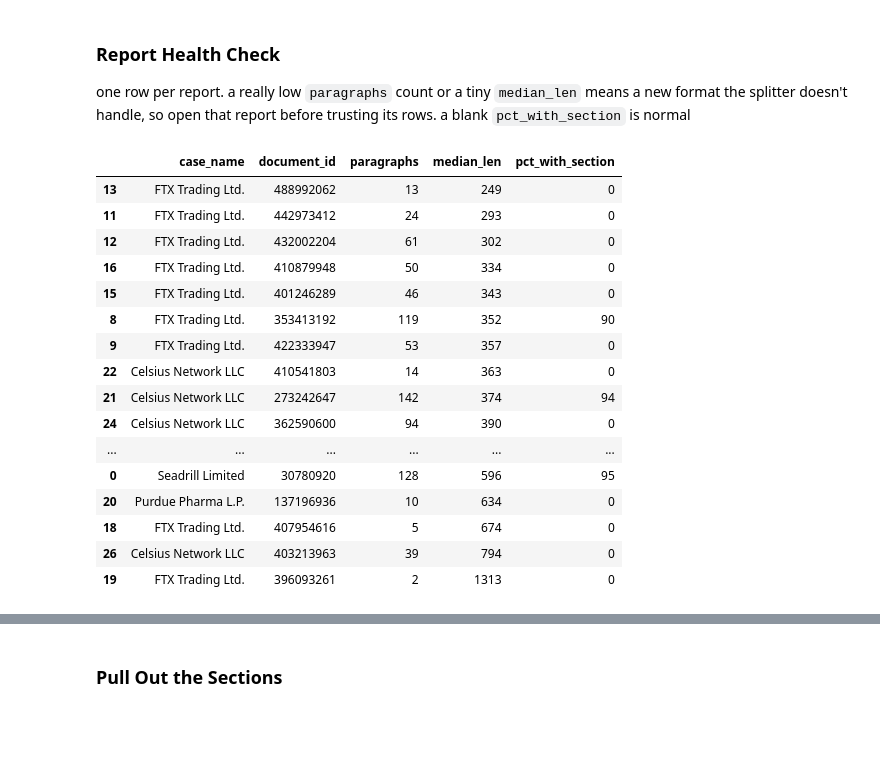
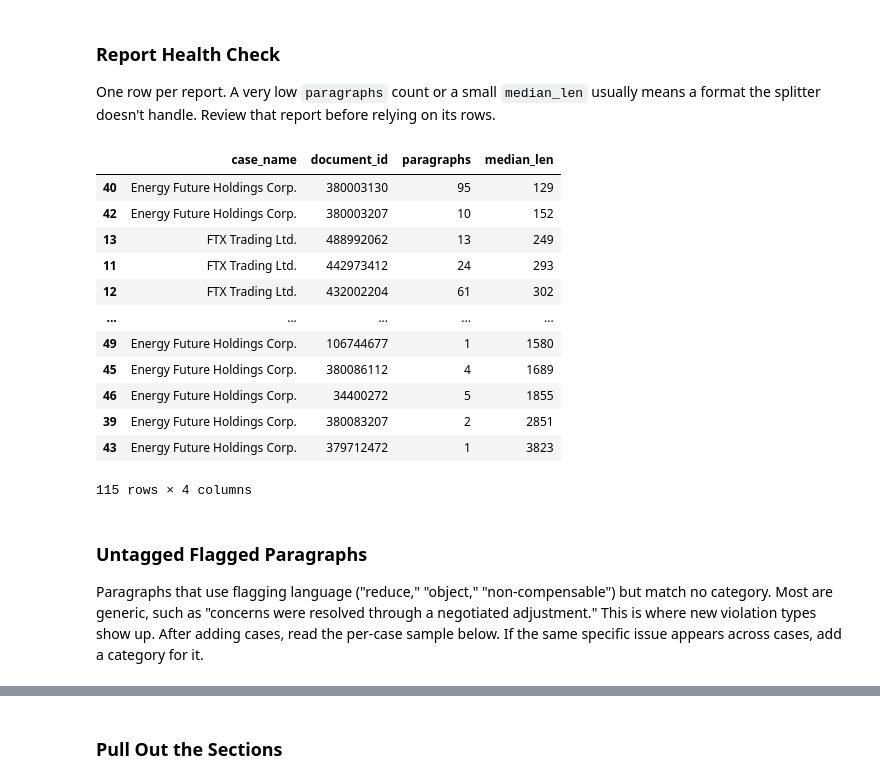
Before and after one commit to ashleyyykim/billing-entry-assistant, a Jupyter notebook: courtlistener_scrape/courtlistener_training_data.ipynb, the cells around one changed output, grey strips where cells are left out. Cells and saved outputs as stored; diff of their text form; code cells hidden in the pictures; blank space fills up the shorter version.

```diff
--- a/courtlistener_scrape/courtlistener_training_data.ipynb
+++ b/courtlistener_scrape/courtlistener_training_data.ipynb
@@ -337,7 +349,7 @@ NOISE_ATTACHMENTS = ["certificate of service", "proposed order", "notice"]
 
 
 def is_real_report(description):
-    """True if the description looks like an actual fee examiner report"""
+    """True if the description looks like a fee examiner or fee committee report."""
     parent, _, attachment = (description or "").lower().partition(" | ")
     parent = parent.strip()
 
@@ -348,8 +360,9 @@ def is_real_report(description):
     if any(w in attachment for w in NOISE_ATTACHMENTS):
         return False
 
-    # "examiner" and "report" should show up near the start, not buried in something like
-    # "objection to the fee examiner's report"
-    examiner_pos, report_pos = parent.find("examiner"), parent.find("report")
-    return 0 <= examiner_pos < 30 and 0 <= report_pos < 100
+    # "Examiner" or "committee" and "report" should appear near the start, not inside something
+    # like "objection to the fee examiner's report"
+    anchors = [p for p in (parent.find("examiner"), parent.find("committee")) if p >= 0]
+    report_pos = parent.find("report")
+    return bool(anchors) and min(anchors) < 30 and 0 <= report_pos < 100
 # %% [markdown]
@@ -358,6 +371,6 @@ some reports got refiled as "corrected" versions. we keep the corrected one, oth
 # %%
 def report_key(r):
-    """groups a report with its corrected/refiled versions (but not with its own attachments)"""
+    """Groups a report with its corrected or refiled versions, but not with its own attachments."""
     parent, _, attachment = r["description"].partition(" | ")
 
     def norm(s):
@@ -368,7 +381,7 @@ def report_key(r):
 
 
 def dedupe_reports(reports):
-    """keeps one report per key: the corrected version if there is one, otherwise the newest"""
+    """Keeps one report per key: the corrected version if there is one, otherwise the newest."""
     best = {}
     for r in reports:
         k = report_key(r)
@@ -414,12 +427,19 @@ headings only get picked up in some reports (others use different styles), so `s
 # %%
 PARA_START = re.compile(r"^\s*\d{1,3}\.\s+\S")                          # "45.  Proper time keeping..."
 HEADING = re.compile(r"^\s*(?:[A-Z]|[IVX]{1,5})\.\s+([A-Z].{2,100})$")   # "D.  Lumping; Failure to..."
-TOC_LEADER = re.compile(r"\.{4,}")                                      # table of contents dot leaders
+TOC_LEADER = re.compile(r"\.{4,}")                                      # Table of contents dot leaders
 SENTENCE_END = re.compile(r"(?<=[.!?])[”\"]?\s+(?=[A-Z(“])")
+SMALL_WORDS = {"a", "an", "the", "and", "or", "of", "to", "in", "on", "for", "by", "with", "at", "as", "re", "from"}
+
+
+def looks_like_heading(text):
+    """True if the text is in Title Case like a heading. List items read like sentences."""
+    words = [w for w in re.findall(r"[A-Za-z][\w'’\-]*", text) if w.lower() not in SMALL_WORDS]
+    return bool(words) and sum(w[0].isupper() for w in words) / len(words) >= 0.8
 
 
 def chunk_long(paragraph, max_chars=2000):
-    """splits a too-long paragraph (usually a table or list) into sentence-sized chunks"""
+    """Splits an overly long paragraph (usually a table or list) into sentence-sized chunks."""
     if len(paragraph) <= max_chars:
         return [paragraph]
     chunks, current = [], ""
@@ -433,7 +453,7 @@ def chunk_long(paragraph, max_chars=2000):
     return chunks
 # %%
 def split_report_paragraphs(text):
-    """rebuilds real paragraphs from a report. returns a list of (section heading, paragraph text)"""
+    """Rebuilds paragraphs from a report. Returns a list of (section heading, paragraph text)."""
     lines = [l for l in strip_boilerplate(text).split("\n") if l.strip()]
     paragraphs, current, section = [], [], None
 
@@ -444,7 +464,8 @@ def split_report_paragraphs(text):
 
     for line in lines:
         heading = HEADING.match(line)
-        if heading and not TOC_LEADER.search(line) and not line.rstrip().endswith((",", ";")):
+        if (heading and not TOC_LEADER.search(line) and not line.rstrip().endswith((",", ";"))
+                and looks_like_heading(heading.group(1))):
             flush()
             current = []
             section = " ".join(heading.group(1).split())
@@ -501,35 +532,33 @@ administrative     11
 Name: count, dtype: int64
 # %% [markdown]
 ### Report Health Check
-one row per report. a really low `paragraphs` count or a tiny `median_len` means a new format the splitter doesn't handle, so open that report before trusting its rows. a blank `pct_with_section` is normal
+One row per report. A very low `paragraphs` count or a small `median_len` usually means a format the splitter doesn't handle. Review that report before relying on its rows.
 # %%
 report_health = pd.DataFrame([
     {
         "case_name": r["case_name"],
         "document_id": r["document_id"],
         "paragraphs": len(ps),
         "median_len": int(pd.Series([len(p) for _, p in ps]).median()) if ps else 0,
-        "pct_with_section": round(100 * sum(s is not None for s, _ in ps) / len(ps)) if ps else 0,
     }
     for r in reports
     for ps in [split_report_paragraphs(r["plain_text"])]
 ])
 report_health.sort_values("median_len")
 # %% [output]
-|  | case_name | document_id | paragraphs | median_len | pct_with_section |
-| 13 | FTX Trading Ltd. | 488992062 | 13 | 249 | 0 |
-| 11 | FTX Trading Ltd. | 442973412 | 24 | 293 | 0 |
-| 12 | FTX Trading Ltd. | 432002204 | 61 | 302 | 0 |
-| 16 | FTX Trading Ltd. | 410879948 | 50 | 334 | 0 |
-| 15 | FTX Trading Ltd. | 401246289 | 46 | 343 | 0 |
-| 8 | FTX Trading Ltd. | 353413192 | 119 | 352 | 90 |
-| 9 | FTX Trading Ltd. | 422333947 | 53 | 357 | 0 |
-| 22 | Celsius Network LLC | 410541803 | 14 | 363 | 0 |
-| 21 | Celsius Network LLC | 273242647 | 142 | 374 | 94 |
-| 24 | Celsius Network LLC | 362590600 | 94 | 390 | 0 |
-| ... | ... | ... | ... | ... | ... |
-| 0 | Seadrill Limited | 30780920 | 128 | 596 | 95 |
-| 20 | Purdue Pharma L.P. | 137196936 | 10 | 634 | 0 |
-| 18 | FTX Trading Ltd. | 407954616 | 5 | 674 | 0 |
-| 26 | Celsius Network LLC | 403213963 | 39 | 794 | 0 |
-| 19 | FTX Trading Ltd. | 396093261 | 2 | 1313 | 0 |
+|  | case_name | document_id | paragraphs | median_len |
+| 40 | Energy Future Holdings Corp. | 380003130 | 95 | 129 |
+| 42 | Energy Future Holdings Corp. | 380003207 | 10 | 152 |
+| 13 | FTX Trading Ltd. | 488992062 | 13 | 249 |
+| 11 | FTX Trading Ltd. | 442973412 | 24 | 293 |
+| 12 | FTX Trading Ltd. | 432002204 | 61 | 302 |
+| ... | ... | ... | ... | ... |
+| 49 | Energy Future Holdings Corp. | 106744677 | 1 | 1580 |
+| 45 | Energy Future Holdings Corp. | 380086112 | 4 | 1689 |
+| 46 | Energy Future Holdings Corp. | 34400272 | 5 | 1855 |
+| 39 | Energy Future Holdings Corp. | 380083207 | 2 | 2851 |
+| 43 | Energy Future Holdings Corp. | 379712472 | 1 | 3823 |
+115 rows × 4 columns
+# %% [markdown]
+### Untagged Flagged Paragraphs
+Paragraphs that use flagging language ("reduce," "object," "non-compensable") but match no category. Most are generic, such as "concerns were resolved through a negotiated adjustment." This is where new violation types show up. After adding cases, read the per-case sample below. If the same specific issue appears across cases, add a category for it.
```
Also changed, not shown: parts of 93 cells of this notebook, 9 other files.
